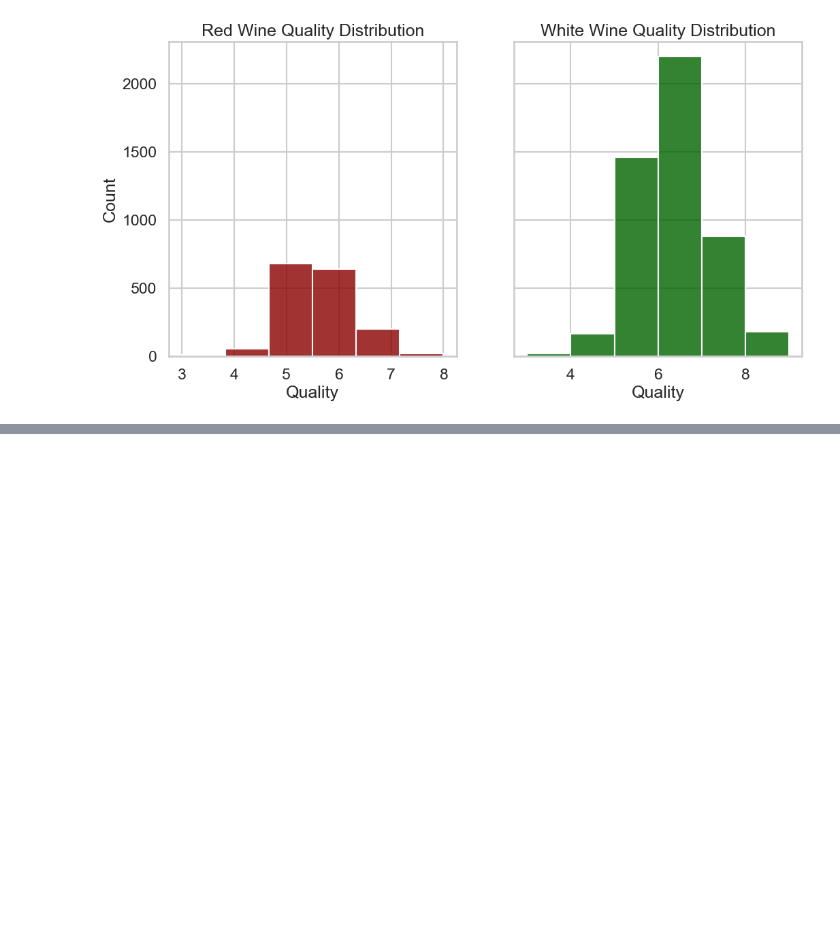
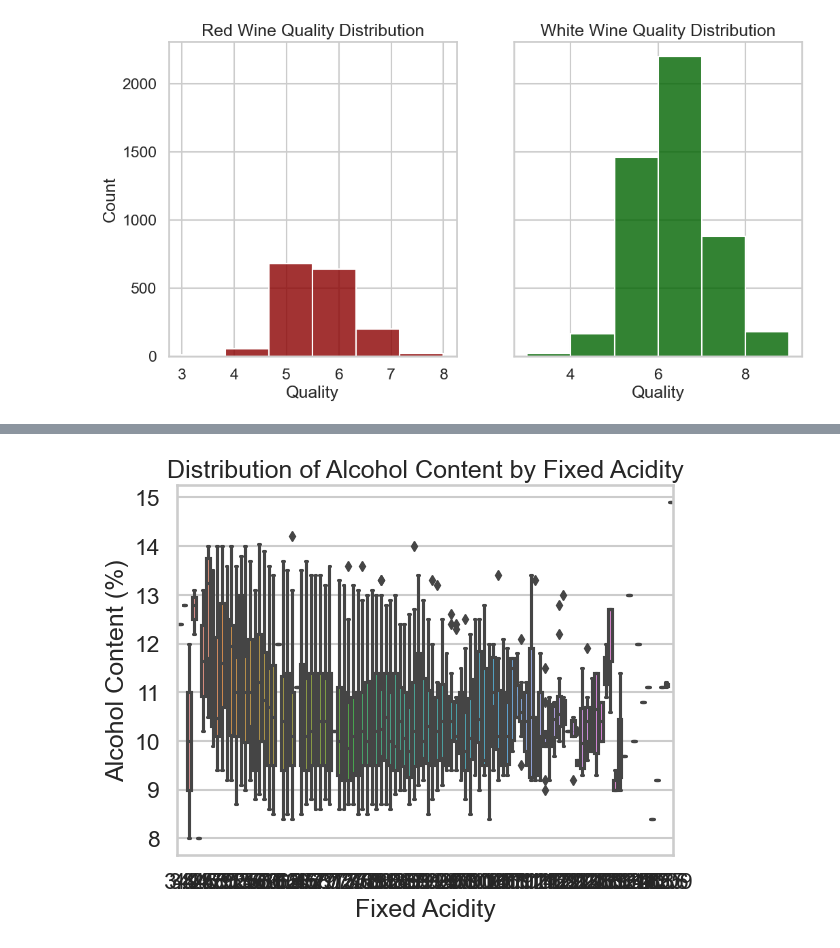
Before and after one commit to sfdatade/blueberry_winerys_project, a Jupyter notebook: BlueBerry_Winery_Project.ipynb, the cells around one changed output, grey strips where cells are left out. Cells and saved outputs as stored; diff of their text form; code cells hidden in the pictures; blank space fills up the shorter version.

```diff
--- a/BlueBerry_Winery_Project.ipynb
+++ b/BlueBerry_Winery_Project.ipynb
@@ -415,0 +426,10 @@ plt.show()
+# %%
+
+wine = pd.concat([red_wine, white_wine], axis=0)
+sns.boxplot(x='fixed acidity', y='alcohol', data=wine)
+plt.title('Distribution of Alcohol Content by Fixed Acidity')
+plt.xlabel('Fixed Acidity')
+plt.ylabel('Alcohol Content (%)')
+plt.show()
+# %% [output]
+[figure, added]
```
Also changed, not shown: parts of 10 cells of this notebook, 1 other file.
